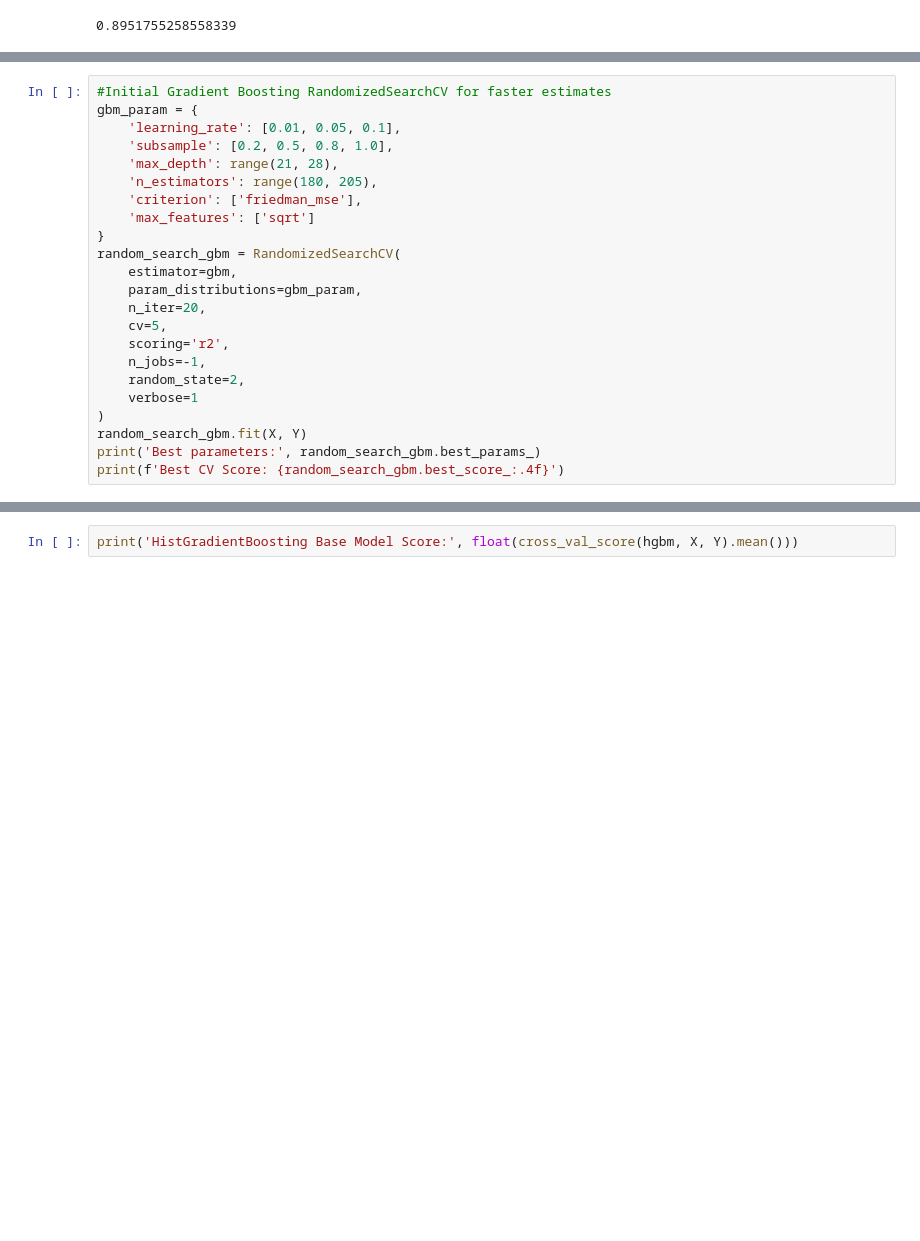
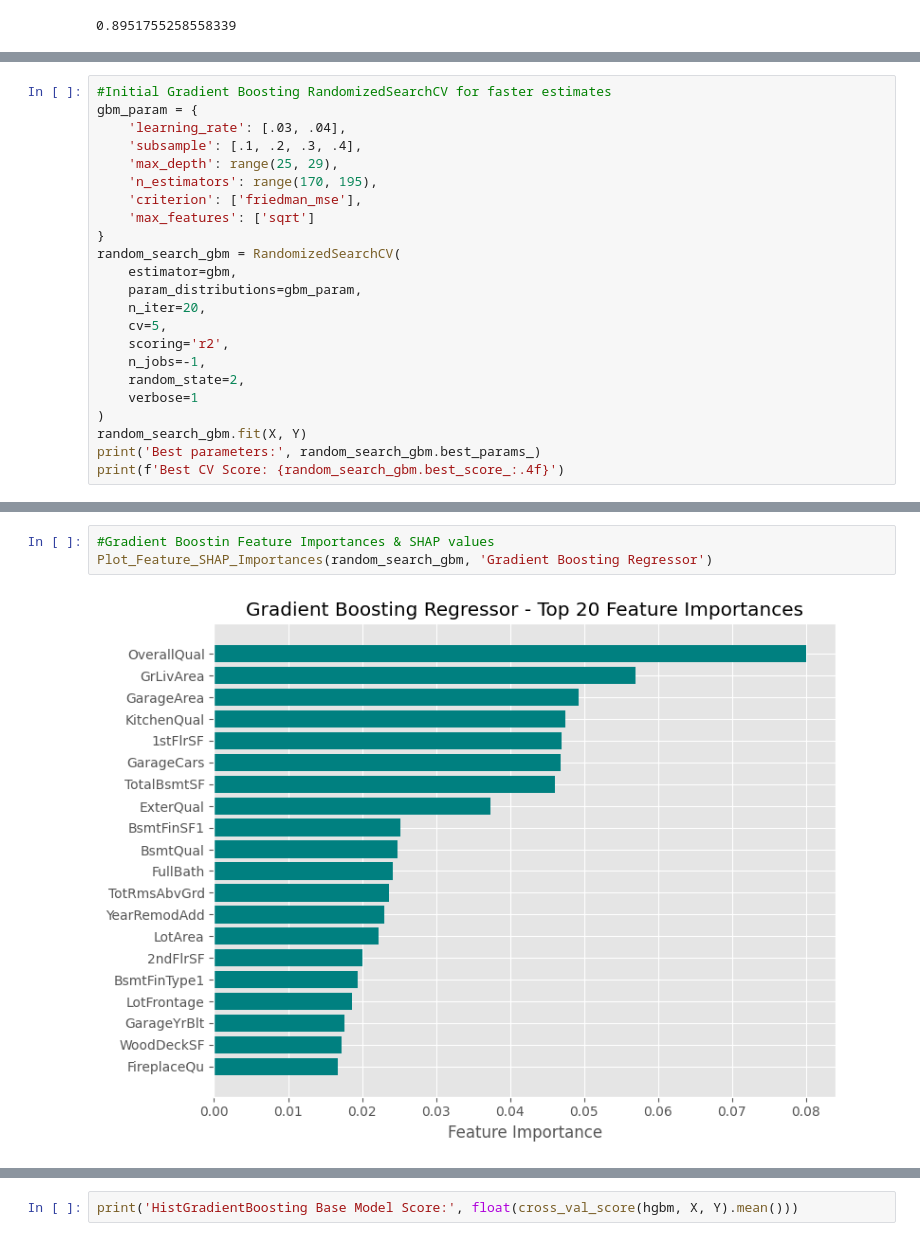
Before and after one commit to edwardweldon100/Machine-Learning-Project, a Jupyter notebook: ML Project- Trees- OneHot Nominal only.ipynb, the cells around one changed output, grey strips where cells are left out. Cells and saved outputs as stored; diff of their text form; blank space fills up the shorter version.

```diff
--- a/ML Project- Trees- OneHot Nominal only.ipynb
+++ b/ML Project- Trees- OneHot Nominal only.ipynb
@@ -429,10 +552,10 @@ print('GradientBoosting Base Model Score:', float(cross_val_score(gbm, X, Y).mea
 # %%
 #Initial Gradient Boosting RandomizedSearchCV for faster estimates
 gbm_param = {
-    'learning_rate': [0.01, 0.05, 0.1],
-    'subsample': [0.2, 0.5, 0.8, 1.0],
-    'max_depth': range(21, 28),
-    'n_estimators': range(180, 205),
+    'learning_rate': [.03, .04],
+    'subsample': [.1, .2, .3, .4],
+    'max_depth': range(25, 29),
+    'n_estimators': range(170, 195),
     'criterion': ['friedman_mse'],
     'max_features': ['sqrt']
 }
@@ -469,0 +593,5 @@ Best CV Score: 0.9137
+# %%
+#Gradient Boostin Feature Importances & SHAP values
+Plot_Feature_SHAP_Importances(random_search_gbm, 'Gradient Boosting Regressor')
+# %% [output]
+[figure, added]
```
Also changed, not shown: parts of 27 cells of this notebook.
